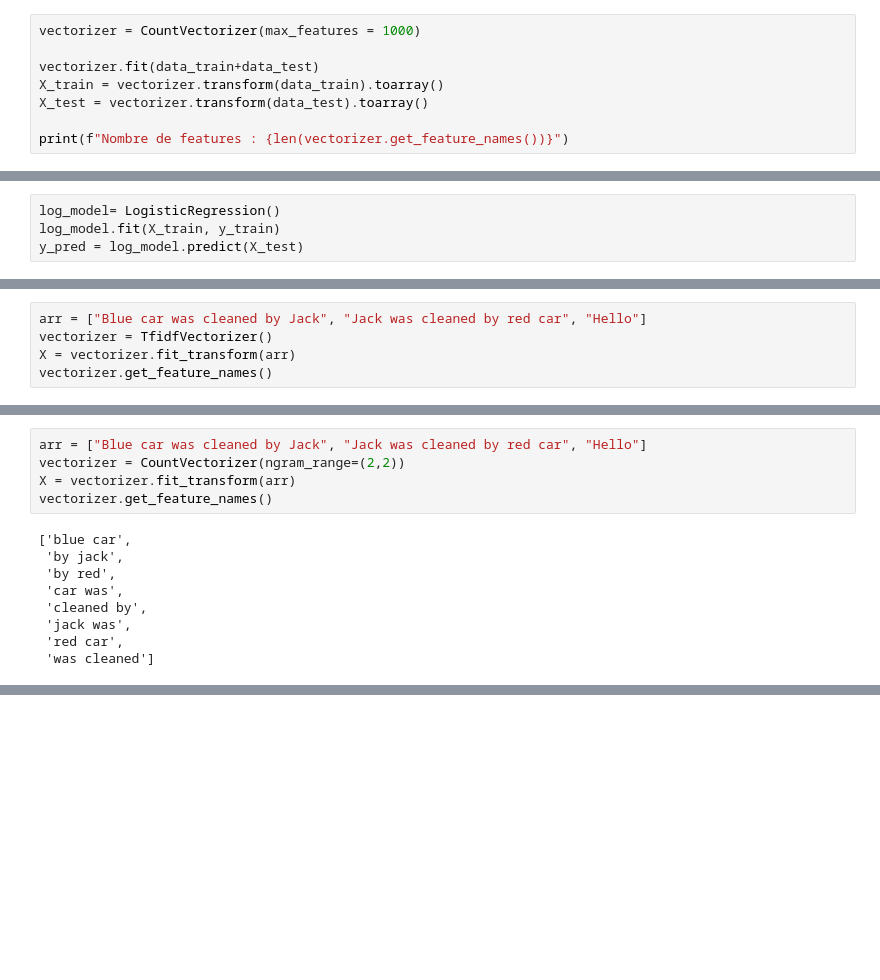
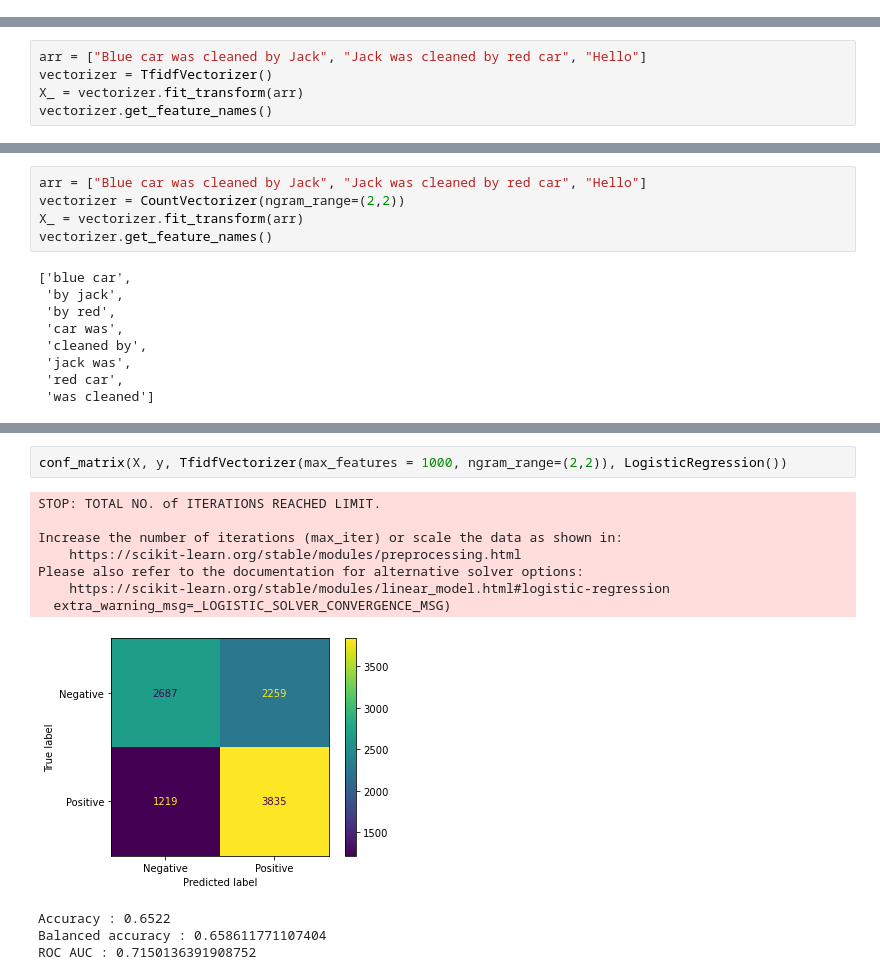
Before and after one commit to baptiste-pasquier/data_2A, a Jupyter notebook: model-LR.ipynb, the cells around one changed output, grey strips where cells are left out. Saved outputs shown, nothing was run; the diff lists cells and outputs as text; blank space fills up the shorter version.

```diff
--- a/model-LR.ipynb
+++ b/model-LR.ipynb
@@ -85,8 +68,0 @@ Nombre de features : 58930
-# %%
-vectorizer = CountVectorizer(max_features = 1000)
-
-vectorizer.fit(data_train+data_test)
-X_train = vectorizer.transform(data_train).toarray()
-X_test = vectorizer.transform(data_test).toarray()
-
-print(f"Nombre de features : {len(vectorizer.get_feature_names())}")
@@ -95,4 +68,0 @@ Nombre de features : 1000
-# %%
-log_model= LogisticRegression()
-log_model.fit(X_train, y_train)
-y_pred = log_model.predict(X_test)
@@ -154,7 +111,7 @@ F1 : 0.7631249397938542
 # %%
 arr = ["Blue car was cleaned by Jack", "Jack was cleaned by red car", "Hello"]
 vectorizer = TfidfVectorizer()
-X = vectorizer.fit_transform(arr)
+X_ = vectorizer.fit_transform(arr)
 vectorizer.get_feature_names()
 # %% [output]
 ['blue', 'by', 'car', 'cleaned', 'hello', 'jack', 'red', 'was']
@@ -202,7 +139,7 @@ F1 : 0.7651072124756335
 # %%
 arr = ["Blue car was cleaned by Jack", "Jack was cleaned by red car", "Hello"]
 vectorizer = CountVectorizer(ngram_range=(2,2))
-X = vectorizer.fit_transform(arr)
+X_ = vectorizer.fit_transform(arr)
 vectorizer.get_feature_names()
 # %% [output]
 ['blue car',
@@ -230,0 +175,14 @@ F1 : 0.6848235083318402
+# %%
+conf_matrix(X, y, TfidfVectorizer(max_features = 1000, ngram_range=(2,2)), LogisticRegression())
+# %% [output]
+STOP: TOTAL NO. of ITERATIONS REACHED LIMIT.
+
+Increase the number of iterations (max_iter) or scale the data as shown in:
+    https://scikit-learn.org/stable/modules/preprocessing.html
+Please also refer to the documentation for alternative solver options:
+    https://scikit-learn.org/stable/modules/linear_model.html#logistic-regression
+  extra_warning_msg=_LOGISTIC_SOLVER_CONVERGENCE_MSG)
+[figure, added]
+Accuracy : 0.6522
+Balanced accuracy : 0.658611771107404
+ROC AUC : 0.7150136391908752
```
Also changed, not shown: parts of 28 cells of this notebook.
